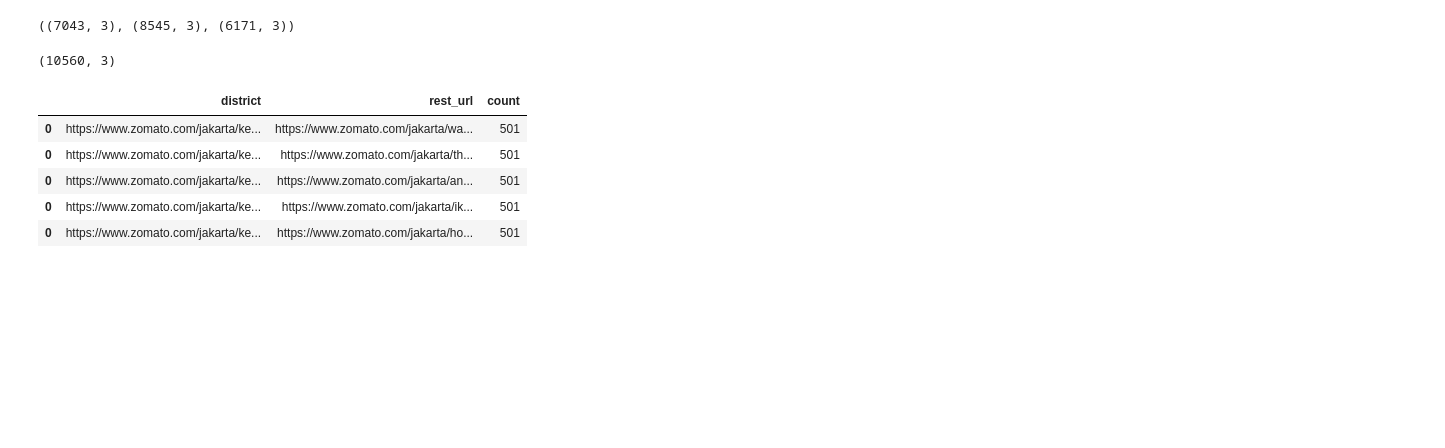
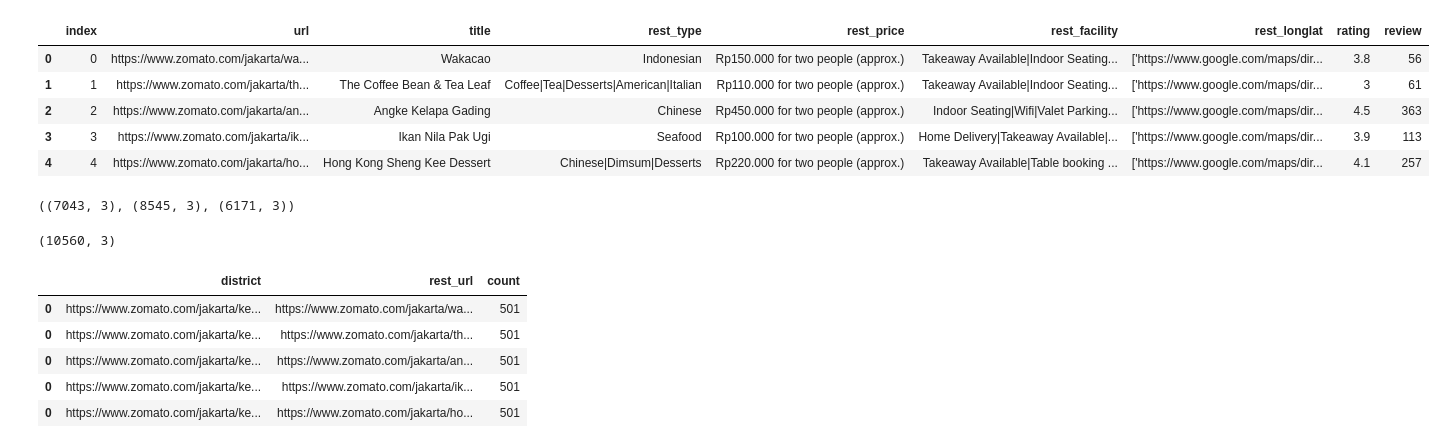
Before and after one commit to adamaulia/AdamThesis, a Jupyter notebook: 99_data_explore.ipynb, the cells around one changed output. Drawn from its saved outputs; the diff is of its cells as text; code cells hidden in the pictures; blank space fills up the shorter version.

```diff
--- a/99_data_explore.ipynb
+++ b/99_data_explore.ipynb
@@ -1,3 +1,20 @@
 # %%
 import pandas as pd
+# %%
+# combine jakarta and outer jakarta dataset
+df_bod = pd.read_csv('data/2_bodebek_restaurant_detail3.csv')
+df_jak = pd.read_csv('data/2_jak_rest_detail.csv')
+
+df_combine = pd.concat([df_jak,df_bod]).reset_index()
+
+df_combine.to_csv('data/2_jbdtk_rest_detail.csv',index=False)
+# %%
+df_combine.head()
+# %% [output]
+|  | index | url | title | rest_type | rest_price | rest_facility | rest_longlat | rating | review |
+| 0 | 0 | https://www.zomato.com/jakarta/wa... | Wakacao | Indonesian | Rp150.000 for two people (approx.) | Takeaway Available|Indoor Seating... | ['https://www.google.com/maps/dir... | 3.8 | 56 |
+| 1 | 1 | https://www.zomato.com/jakarta/th... | The Coffee Bean & Tea Leaf | Coffee|Tea|Desserts|American|Italian | Rp110.000 for two people (approx.) | Takeaway Available|Indoor Seating... | ['https://www.google.com/maps/dir... | 3 | 61 |
+| 2 | 2 | https://www.zomato.com/jakarta/an... | Angke Kelapa Gading | Chinese | Rp450.000 for two people (approx.) | Indoor Seating|Wifi|Valet Parking... | ['https://www.google.com/maps/dir... | 4.5 | 363 |
+| 3 | 3 | https://www.zomato.com/jakarta/ik... | Ikan Nila Pak Ugi | Seafood | Rp100.000 for two people (approx.) | Home Delivery|Takeaway Available|... | ['https://www.google.com/maps/dir... | 3.9 | 113 |
+| 4 | 4 | https://www.zomato.com/jakarta/ho... | Hong Kong Sheng Kee Dessert | Chinese|Dimsum|Desserts | Rp220.000 for two people (approx.) | Takeaway Available|Table booking ... | ['https://www.google.com/maps/dir... | 4.1 | 257 |
 # %%
```
Also changed, not shown: parts of 1 cell of this notebook, 14 other files.
